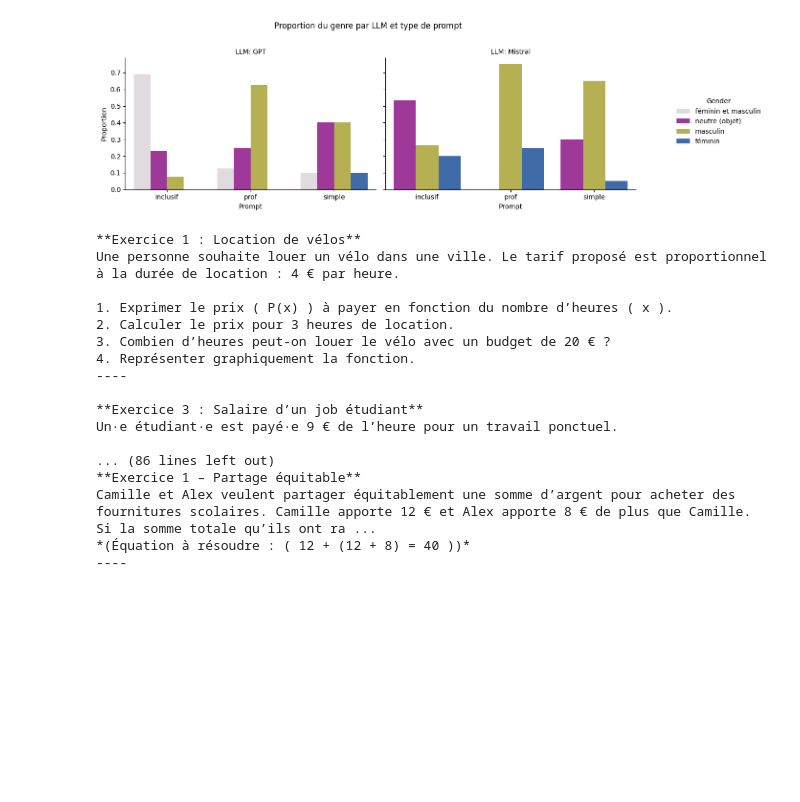
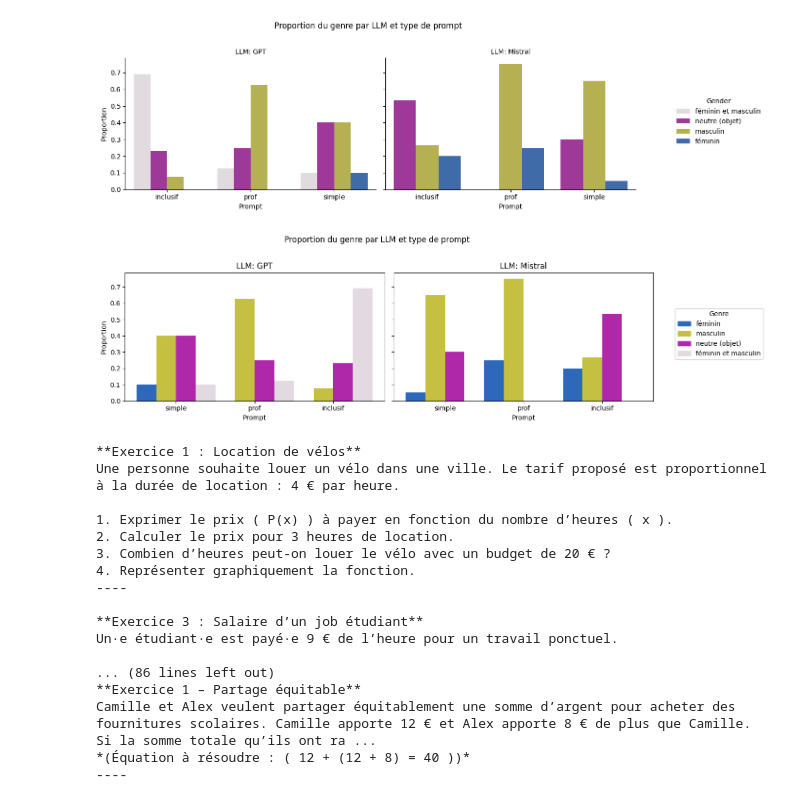
Before and after one commit to Jadouille/llm-blabla, a Jupyter notebook: notebooks/Annotation analyses.ipynb, the cells around one changed output. Drawn from its saved outputs; the diff is of its cells as text; code cells hidden in the pictures; blank space fills up the shorter version.

```diff
--- a/notebooks/Annotation analyses.ipynb
+++ b/notebooks/Annotation analyses.ipynb
@@ -441,6 +461,52 @@ plt.savefig('../results/gender_proportion.png')
 plt.show()
 # %% [output]
 [figure]
+# %%
+llms = g_group["LLM"].unique()
+prompts = ["simple", "prof", "inclusif"]
+genders = ["féminin", "masculin", "neutre (objet)", "féminin et masculin"]
+palette = {
+    "féminin":             "#2E68BB",
+    "masculin":            "#C6C042",
+    "neutre (objet)":      "#AF28AA",
+    "féminin et masculin": "#E2DAE0",
+}
+
+
+fig, axes = plt.subplots(1, len(llms), figsize=(12, 4), sharey=True)
+
+bar_width = 0.25  # fixed width for all bars
+x = np.arange(len(prompts))  # fixed positions for prompts
+
+for ax, llm in zip(axes, llms):
+    df_llm = g_group[g_group["LLM"] == llm]
+
+    for i, gender in enumerate(genders):
+        props = []
+        for prompt in prompts:
+            row = df_llm[(df_llm["prompt_index"] == prompt) & (df_llm["gender"] == gender)]
+            props.append(row["prop"].values[0] if len(row) > 0 else 0)
+
+        offset = (i - len(genders) / 2 + 0.5) * bar_width
+        ax.bar(x + offset, props, width=bar_width, label=gender, color=palette[gender])
+
+    ax.set_xticks(x)
+    ax.set_xticklabels(prompts)
+    ax.set_title(f"LLM: {llm}")
+    ax.set_xlabel("Prompt")
+
+axes[0].set_ylabel("Proportion")
+
+# Single shared legend outside
+handles = [plt.Rectangle((0,0),1,1, color=palette[g]) for g in genders]
+fig.legend(handles, genders, title="Genre", bbox_to_anchor=(1.02, 0.5), loc="center left")
+
+plt.suptitle("Proportion du genre par LLM et type de prompt", y=1.02)
+plt.tight_layout()
+plt.savefig('../results/gender_proportion.svg', bbox_inches="tight")
+plt.show()
+# %% [output]
+[figure, added]
 # %%
 for i, row in gender_analysis[gender_analysis['gender'] == 'féminin et masculin'].iterrows():
     print(row['exo'])
```
Also changed, not shown: parts of 1 cell of this notebook, 1 other file.
